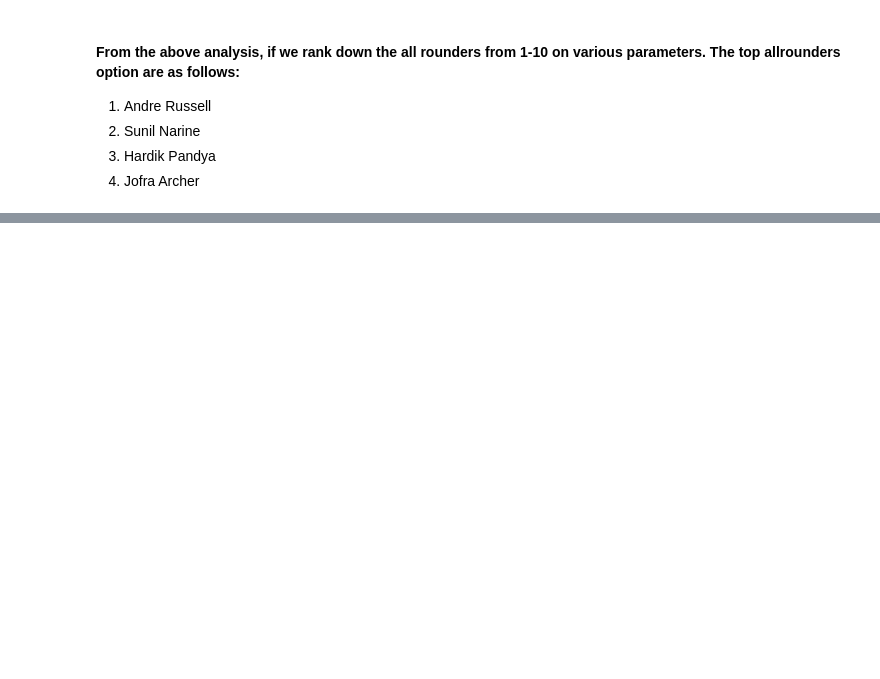
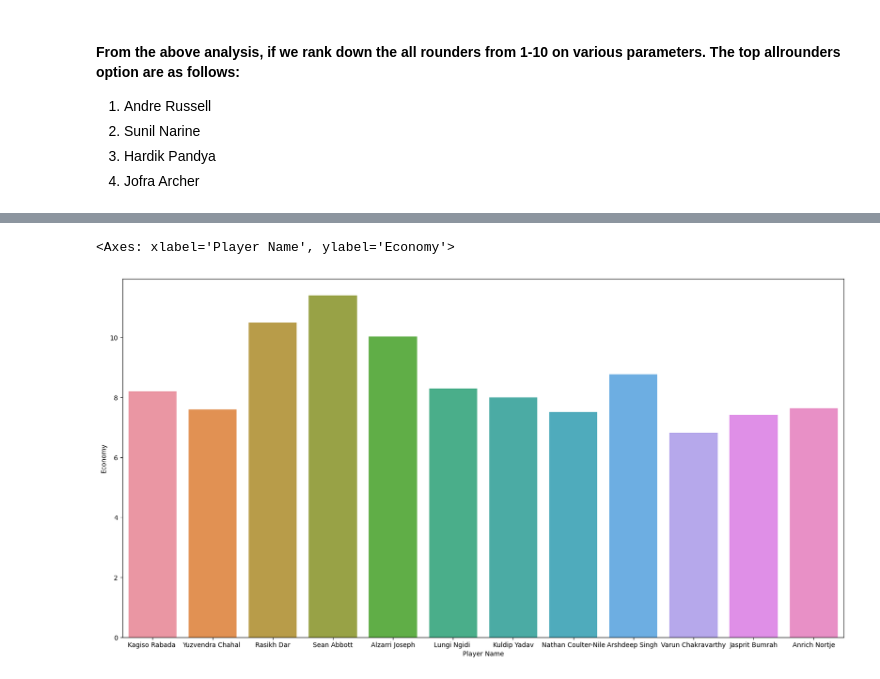
Before and after one commit to MadhavMishra1607/IPL_Cricket_Data_Analysis, a Jupyter notebook: IPL_Data_Analysis.ipynb, the cells around one changed output, grey strips where cells are left out. Cells and saved outputs as stored; diff of their text form; code cells hidden in the pictures; blank space fills up the shorter version.

```diff
--- a/IPL_Data_Analysis.ipynb
+++ b/IPL_Data_Analysis.ipynb
@@ -524,0 +681,7 @@ top_allrounders_economy
+# %%
+#Below Bar Graph will represent the Economy of Top Bowlers
+plt.figure(figsize=(20,10))
+sns.barplot(x ='Player Name',y ='Economy',data = top_bowlers)
+# %% [output]
+<Axes: xlabel='Player Name', ylabel='Economy'>
+[figure, added]
```
Also changed, not shown: parts of 36 cells of this notebook.
